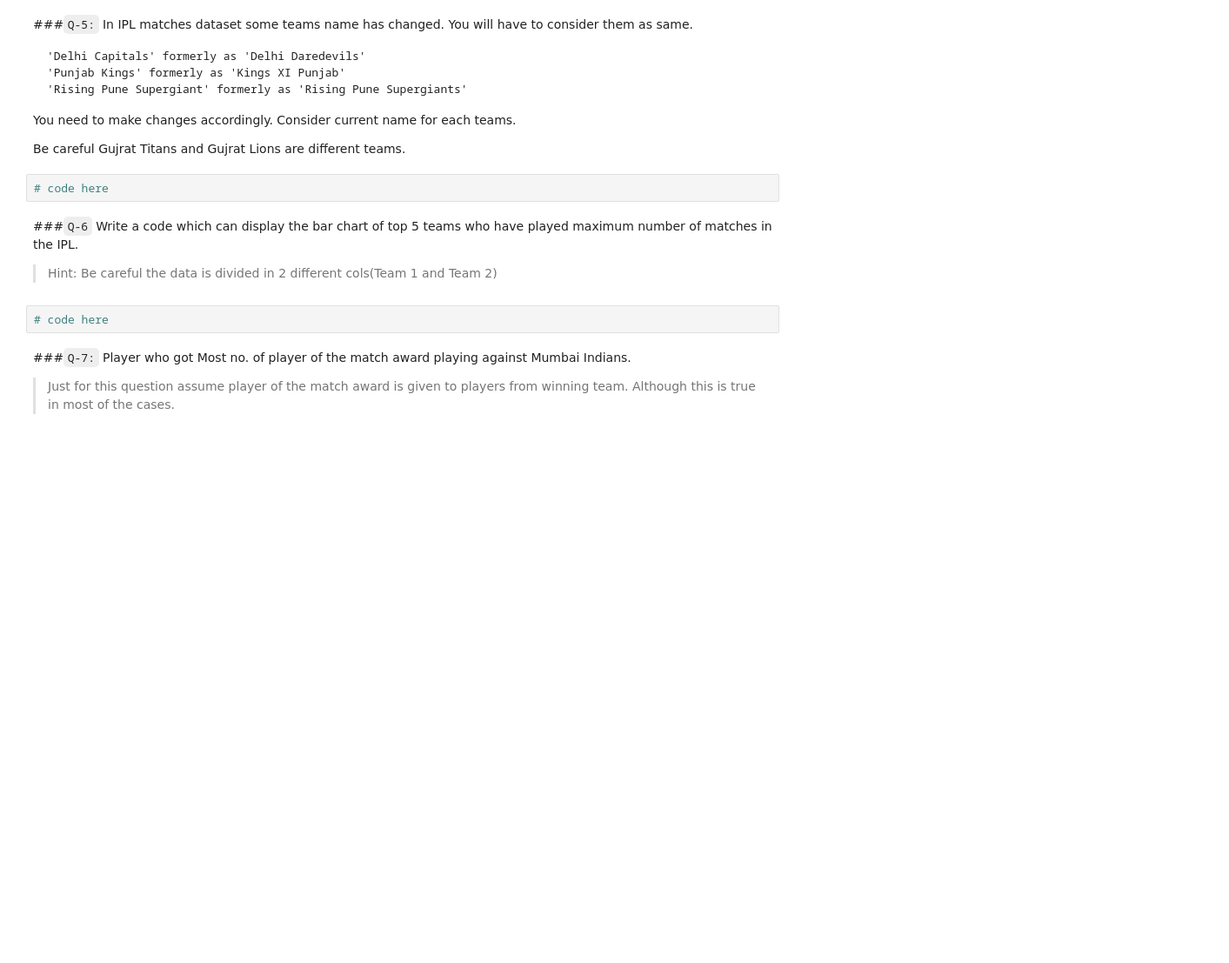
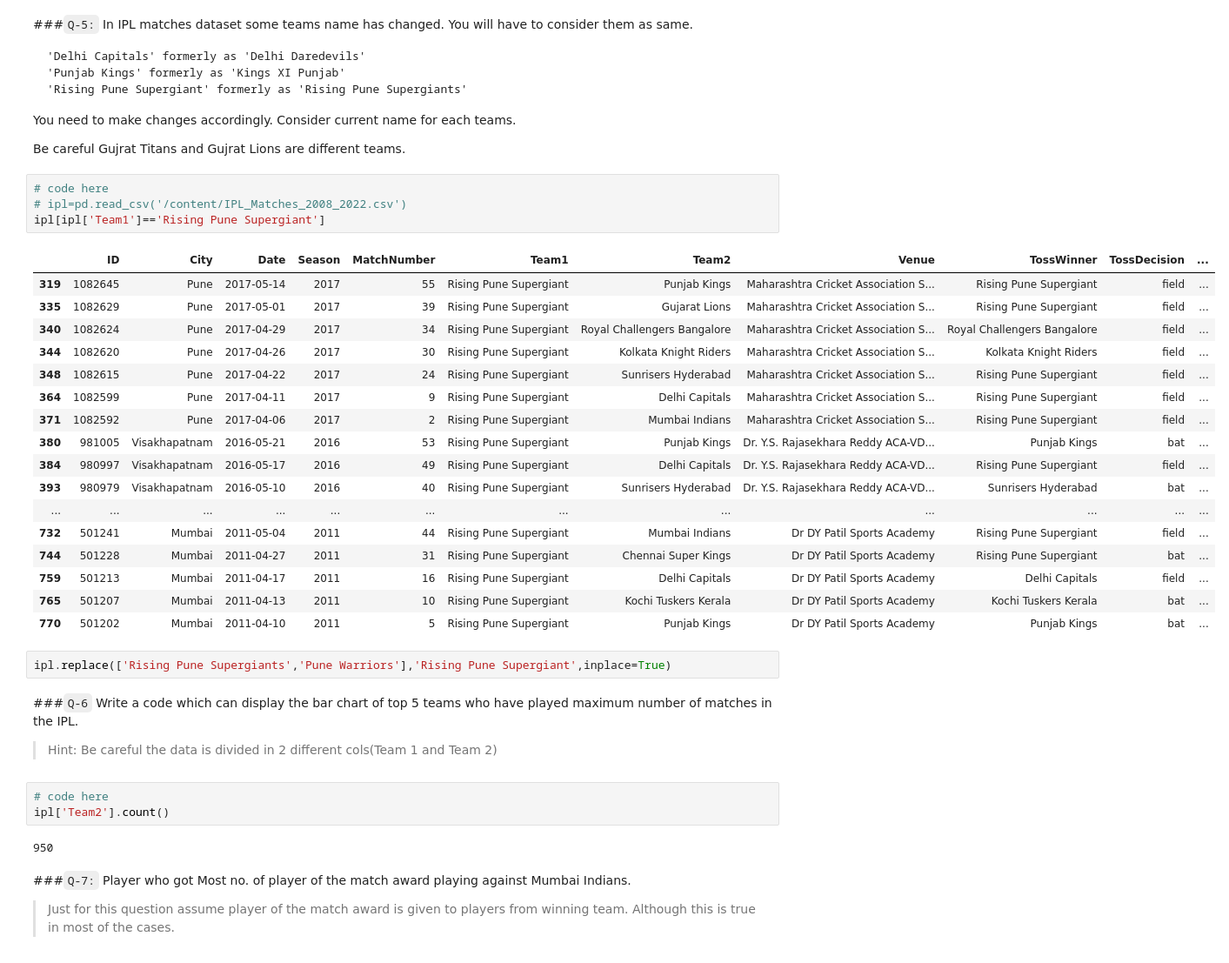
Before and after one commit to singhbhaskar360/Python_ML, a Jupyter notebook: Pandas_session_17_tasks.ipynb, the cells around one changed output. Shown at 87% size. Drawn from its saved outputs; the diff is of its cells as text; blank space fills up the shorter version.

```diff
--- a/Pandas_session_17_tasks.ipynb
+++ b/Pandas_session_17_tasks.ipynb
@@ -116,13 +183,38 @@ You will have to consider them as same.
 You need to make changes accordingly. Consider current name for each teams.
 
 Be careful Gujrat Titans and Gujrat Lions are different teams.
-# %%
-# code here
+# %%
+# code here
+# ipl=pd.read_csv('/content/IPL_Matches_2008_2022.csv')
+ipl[ipl['Team1']=='Rising Pune Supergiant']
+# %% [output]
+|  | ID | City | Date | Season | MatchNumber | Team1 | Team2 | Venue | TossWinner | TossDecision | ... |
+| 319 | 1082645 | Pune | 2017-05-14 | 2017 | 55 | Rising Pune Supergiant | Punjab Kings | Maharashtra Cricket Association S... | Rising Pune Supergiant | field | ... |
+| 335 | 1082629 | Pune | 2017-05-01 | 2017 | 39 | Rising Pune Supergiant | Gujarat Lions | Maharashtra Cricket Association S... | Rising Pune Supergiant | field | ... |
+| 340 | 1082624 | Pune | 2017-04-29 | 2017 | 34 | Rising Pune Supergiant | Royal Challengers Bangalore | Maharashtra Cricket Association S... | Royal Challengers Bangalore | field | ... |
+| 344 | 1082620 | Pune | 2017-04-26 | 2017 | 30 | Rising Pune Supergiant | Kolkata Knight Riders | Maharashtra Cricket Association S... | Kolkata Knight Riders | field | ... |
+| 348 | 1082615 | Pune | 2017-04-22 | 2017 | 24 | Rising Pune Supergiant | Sunrisers Hyderabad | Maharashtra Cricket Association S... | Rising Pune Supergiant | field | ... |
+| 364 | 1082599 | Pune | 2017-04-11 | 2017 | 9 | Rising Pune Supergiant | Delhi Capitals | Maharashtra Cricket Association S... | Rising Pune Supergiant | field | ... |
+| 371 | 1082592 | Pune | 2017-04-06 | 2017 | 2 | Rising Pune Supergiant | Mumbai Indians | Maharashtra Cricket Association S... | Rising Pune Supergiant | field | ... |
+| 380 | 981005 | Visakhapatnam | 2016-05-21 | 2016 | 53 | Rising Pune Supergiant | Punjab Kings | Dr. Y.S. Rajasekhara Reddy ACA-VD... | Punjab Kings | bat | ... |
+| 384 | 980997 | Visakhapatnam | 2016-05-17 | 2016 | 49 | Rising Pune Supergiant | Delhi Capitals | Dr. Y.S. Rajasekhara Reddy ACA-VD... | Rising Pune Supergiant | field | ... |
+| 393 | 980979 | Visakhapatnam | 2016-05-10 | 2016 | 40 | Rising Pune Supergiant | Sunrisers Hyderabad | Dr. Y.S. Rajasekhara Reddy ACA-VD... | Sunrisers Hyderabad | bat | ... |
+| ... | ... | ... | ... | ... | ... | ... | ... | ... | ... | ... | ... |
+| 732 | 501241 | Mumbai | 2011-05-04 | 2011 | 44 | Rising Pune Supergiant | Mumbai Indians | Dr DY Patil Sports Academy | Rising Pune Supergiant | field | ... |
+| 744 | 501228 | Mumbai | 2011-04-27 | 2011 | 31 | Rising Pune Supergiant | Chennai Super Kings | Dr DY Patil Sports Academy | Rising Pune Supergiant | bat | ... |
+| 759 | 501213 | Mumbai | 2011-04-17 | 2011 | 16 | Rising Pune Supergiant | Delhi Capitals | Dr DY Patil Sports Academy | Delhi Capitals | field | ... |
+| 765 | 501207 | Mumbai | 2011-04-13 | 2011 | 10 | Rising Pune Supergiant | Kochi Tuskers Kerala | Dr DY Patil Sports Academy | Kochi Tuskers Kerala | bat | ... |
+| 770 | 501202 | Mumbai | 2011-04-10 | 2011 | 5 | Rising Pune Supergiant | Punjab Kings | Dr DY Patil Sports Academy | Punjab Kings | bat | ... |
+# %%
+ipl.replace(['Rising Pune Supergiants','Pune Warriors'],'Rising Pune Supergiant',inplace=True)
 # %% [markdown]
 ###`Q-6` Write a code which can display the bar chart of top 5 teams who have played maximum number of matches in the IPL.
 >  Hint: Be careful the data is divided in 2 different cols(Team 1 and Team 2)
 # %%
 # code here
+ipl['Team2'].count()
+# %% [output]
+950
 # %% [markdown]
 ###`Q-7:` Player who got Most no. of player of the match award playing against Mumbai Indians.
 > Just for this question assume player of the match award is given to players from winning team. Although this is true in most of the cases.
```
Also changed, not shown: parts of 7 cells of this notebook.
